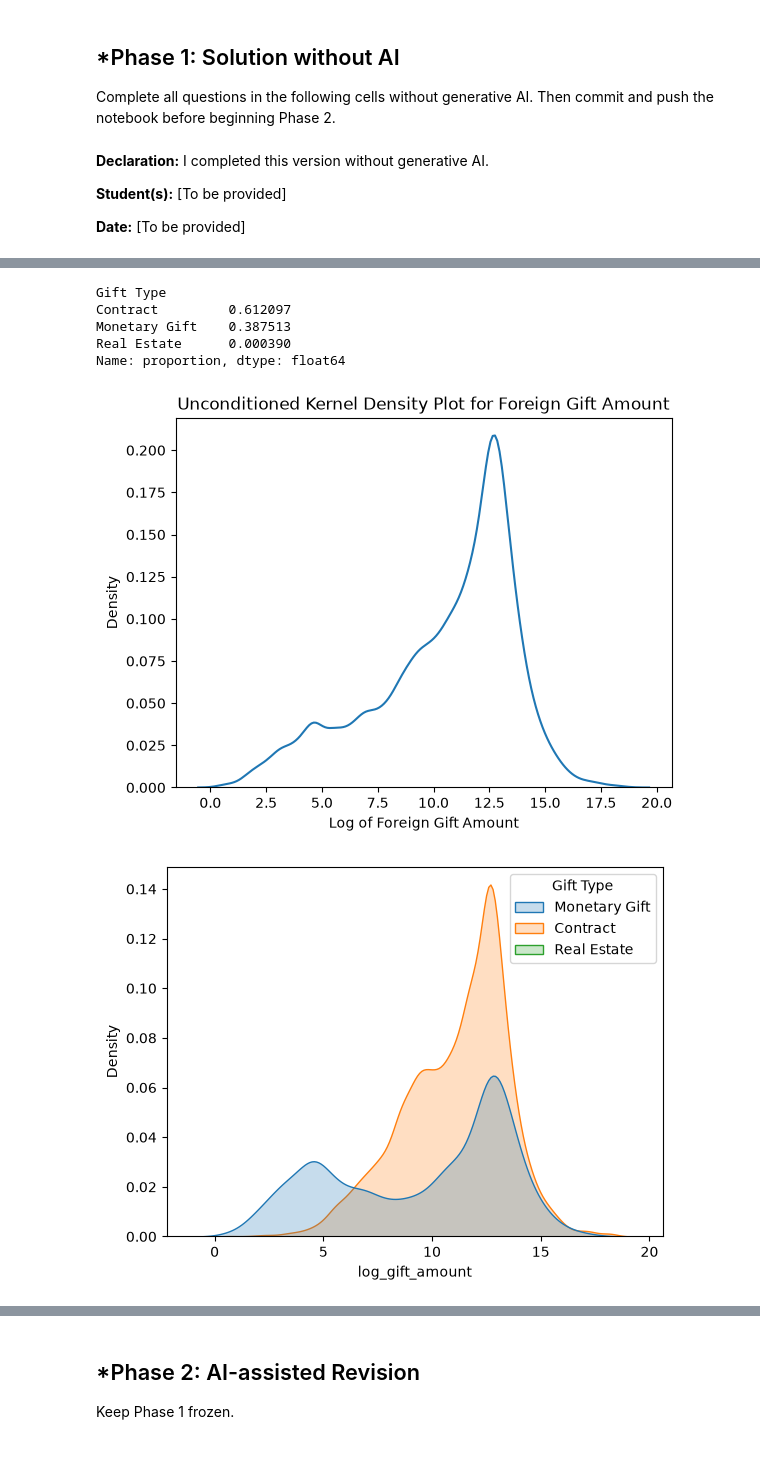
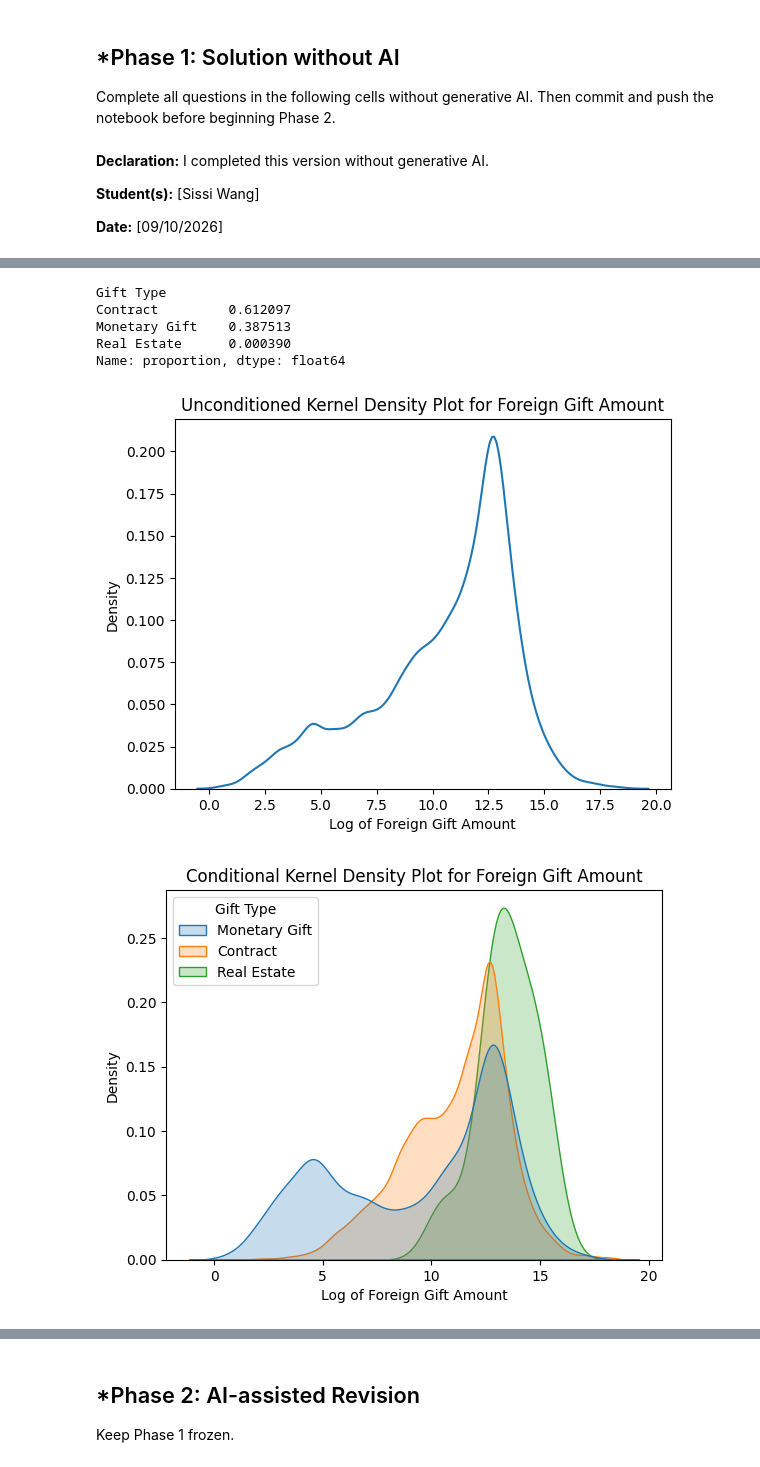
Before and after one commit to sissi0907/A02-eda-and-visualization, a Jupyter notebook: notebook.ipynb, the cells around one changed output, grey strips where cells are left out. Cells and saved outputs as stored; diff of their text form; code cells hidden in the pictures.

```diff
--- a/notebook.ipynb
+++ b/notebook.ipynb
@@ -38,9 +38,9 @@ notebook before beginning Phase 2.
 # %% [markdown]
 **Declaration:** I completed this version without generative AI.
 
-**Student(s):** [To be provided]
+**Student(s):** [Sissi Wang]
 
-**Date:** [To be provided]
+**Date:** [09/10/2026]
 # %%
 # Your Phase 1 solution to the problem goes here.
 import numpy as np
@@ -48,15 +48,13 @@ import matplotlib.pyplot as plt
 import pandas as pd
 import seaborn as sns
 
-# =================================================
+
 # 1. Load the `./data/ForeignGifts_edu.csv` dataset.
-# =================================================
 
 df = pd.read_csv('./data/ForeignGifts_edu.csv')
 
-# ==================================================================================================
 # 2. For `Foreign Gift Amount`, create a histogram and describe the variable. Describe your findings.
-# ==================================================================================================
+
 # Create a histogram
 fig, axes = plt.subplots(1, 2, figsize=(10, 3.5))
 df["Foreign Gift Amount"].hist(bins=20, grid=False, ax=axes[0])
@@ -66,9 +64,9 @@ axes[0].set(title="Foreigh Gift Amount", xlabel="Foreigh Gift Amount($)", ylabel
 # The gift amount is heavily right skewed due to a few extremely large outliars. You can tell this from the long tail to the right
 # or from the fact that the mean is greater than the median.
 
-# ===========================================================================================================================================
+
 # 3. For `Gift Type`, create a histogram or value counts table. What proportion of the gifts are contracts, real estate, and monetary gifts?
-# ===========================================================================================================================================
+
 # Create histogram
 df["Gift Type"].hist(bins=20, grid=False, ax=axes[1])
 axes[1].set(title="Bond amount", xlabel="Gift Type", ylabel="Count")
@@ -79,16 +77,50 @@ print(df["Gift Type"].value_counts(normalize=True))
 # Based on the table, 61.2% of gifts are Contract, 38.75% of  gifts are monetary gifts, and 0.03% of gifts are Real Estate.
 
 
-# =======================================================================================================================================
 # 4. Create a kernel density plot of the log of `Foreign Gift Amount`, and then a kernel density plot of the log of `Foreign Gift Amount`
 # conditional on gift type. Do you notice any patterns?
-# =======================================================================================================================================
+
+# Because there is negative values in the Foreign Gift Amount, I will first filter out those rows before applying the log transformation
+df_pos = df[df['Foreign Gift Amount'] > 0]
+
 # Log transform Foreign Gift Amount
-df["log_gift_amount"] = np.log1p(df["Foreign Gift Amount"])
-sns.kdeplot(df["log_gift_amount"])
+df_pos["log_gift_amount"] = np.log1p(df_pos["Foreign Gift Amount"])
+
+# Create unconditioned and conditioned kernel density plots
+sns.kdeplot(df_pos["log_gift_amount"])
 plt.title('Unconditioned Kernel Density Plot for Foreign Gift Amount')
 plt.xlabel('Log of Foreign Gift Amount')
 plt.show()
-sns.kdeplot(data=df, x="log_gift_amount", hue="Gift Type", fill=True)
+sns.kdeplot(data=df_pos, x="log_gift_amount", hue="Gift Type", fill=True, common_norm=False)
+plt.title('Conditional Kernel Density Plot for Foreign Gift Amount')
+plt.xlabel('Log of Foreign Gift Amount')
 plt.show()
+
+# Patterns:
+# Log transformation normalizes the heavily skewed distribution, showing the underlying patterns more clearly
+# Before log transformation, the distribution was heavily right skewed by a few extremely large outliers
+# After log transformation, underlying patterns starting to show and based on the unconditioned KDE, it is slightly left skewed
+# This shows that the majority of the gifts are small, most of them are around $268,000,with a few large gifts skewing the distribution to the right.
+# In the conditional KDE, all three types of gifts all peak around the same value, but monetary gifts have a second peak around $150
+# representing small donations from foreigh countries. The conditional KDE also shows that monetary gifts have a wider distribution than
+# the other two types of gifts, showing that they are more variable in size.
+
+# 5. What are the top 15 countries in terms of the number of gifts? What are the top 15 countries in terms of the amount given?
+# Top 15 by number of gifts
+number_of_gifts = df.groupby("Country of Giftor").size()
+top_15_countries_number = number_of_gifts.sort_values(ascending=False).head(15)
+print("Top 15 countries in terms of the number of gifts:")
+print(top_15_countries_number)
+
+# Top 15 by amount given
+amount_given = df.groupby("Country of Giftor")["Foreign Gift Amount"].sum()
+top_15_countries_amount = amount_given.sort_values(ascending=False).head(15)
+print("Top 15 countries in terms of the amount given:")
+print(top_15_countries_amount)
+
+# 6. Which giftors provide the most money, in total?
+giftors = df.groupby("Giftor Name")["Foreign Gift Amount"].sum()
+top_giftor = giftors.sort_values(ascending=False).head(1)
+print("Giftor that provides the most money in total:")
+print(top_giftor)
 # %% [output]
@@ -96,7 +128,7 @@ plt.show()
 Gift Type
 Contract         0.612097
 Monetary Gift    0.387513
 Real Estate      0.000390
 Name: proportion, dtype: float64
-[figure, old version]
+[figure, new version]
-[figure, old version]
+[figure, new version]
```
Also changed, not shown: parts of 1 cell of this notebook.
